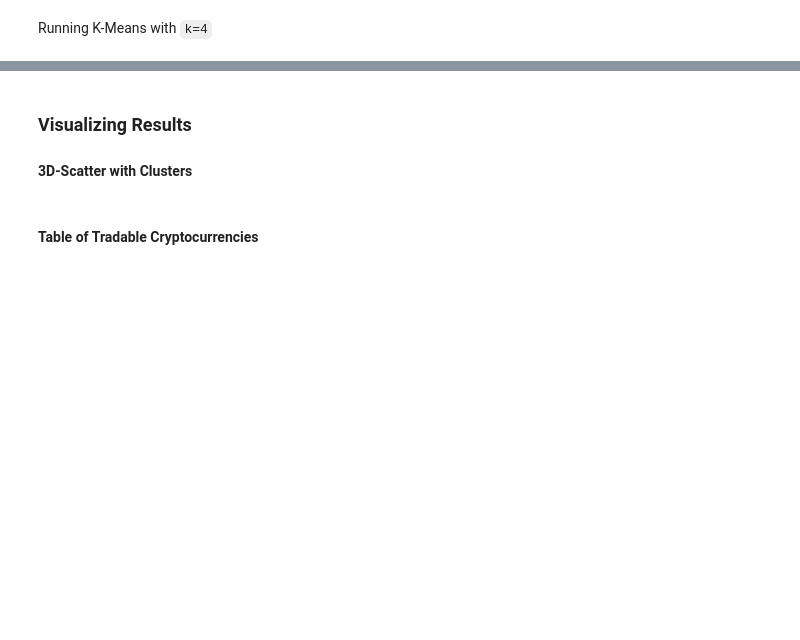
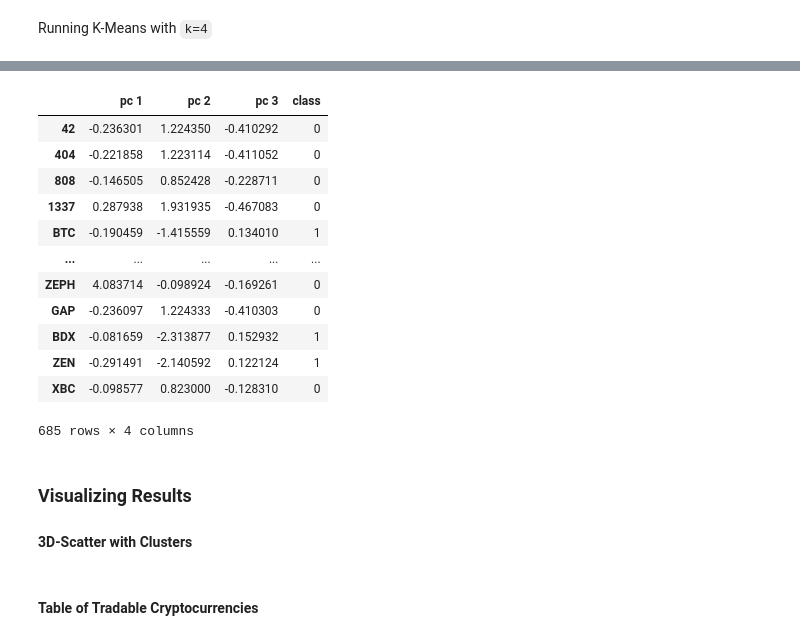
Before and after one commit to Kmaldonado18/unit13-challenge, a Jupyter notebook: Starter_Files/crypto_clustering.ipynb, the cells around one changed output, grey strips where cells are left out. Cells and saved outputs as stored; diff of their text form; code cells hidden in the pictures; blank space fills up the shorter version.

```diff
--- a/Starter_Files/crypto_clustering.ipynb
+++ b/Starter_Files/crypto_clustering.ipynb
@@ -314,3 +315,19 @@ clustered_df.head()
+# %%
+pcs_df
+# %% [output]
+|  | pc 1 | pc 2 | pc 3 | class |
+| 42 | -0.236301 | 1.224350 | -0.410292 | 0 |
+| 404 | -0.221858 | 1.223114 | -0.411052 | 0 |
+| 808 | -0.146505 | 0.852428 | -0.228711 | 0 |
+| 1337 | 0.287938 | 1.931935 | -0.467083 | 0 |
+| BTC | -0.190459 | -1.415559 | 0.134010 | 1 |
+| ... | ... | ... | ... | ... |
+| ZEPH | 4.083714 | -0.098924 | -0.169261 | 0 |
+| GAP | -0.236097 | 1.224333 | -0.410303 | 0 |
+| BDX | -0.081659 | -2.313877 | 0.152932 | 1 |
+| ZEN | -0.291491 | -2.140592 | 0.122124 | 1 |
+| XBC | -0.098577 | 0.823000 | -0.128310 | 0 |
+685 rows × 4 columns
 # %% [markdown]
 ### Visualizing Results
 
```
Also changed, not shown: parts of 6 cells of this notebook.
